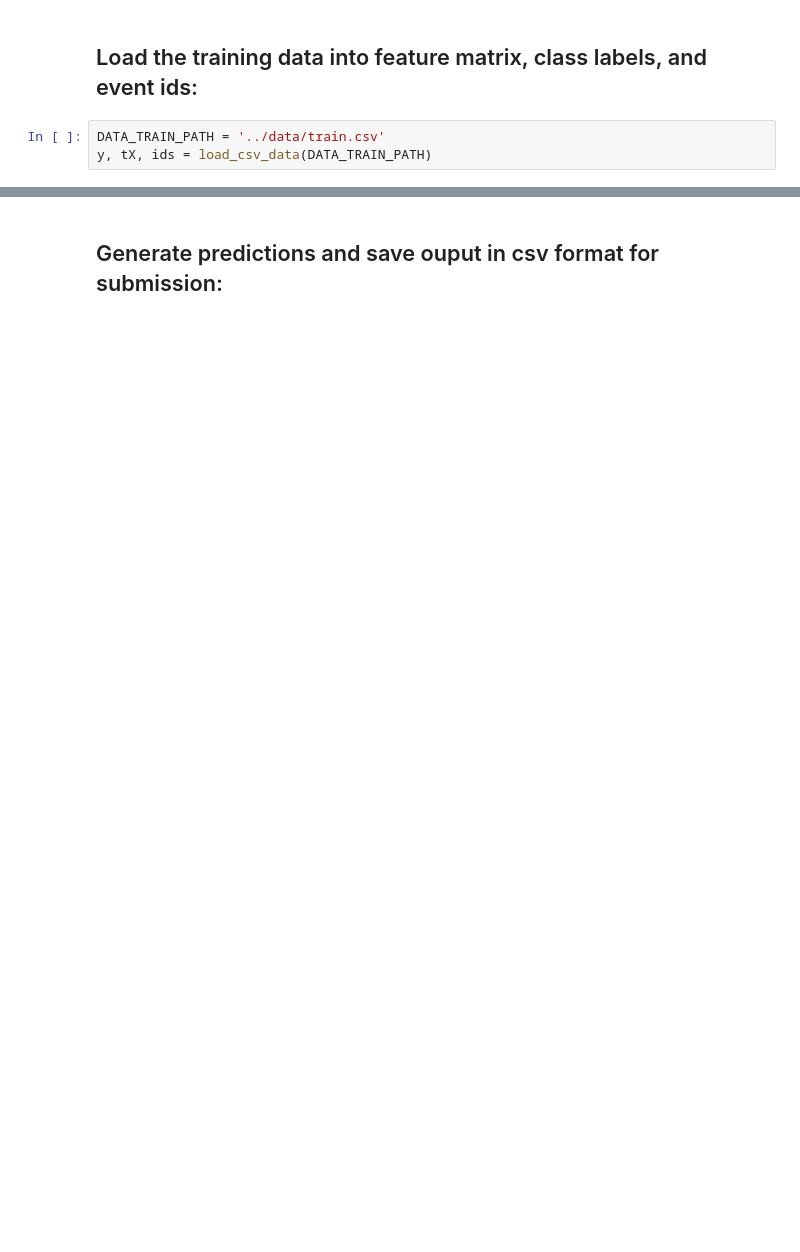
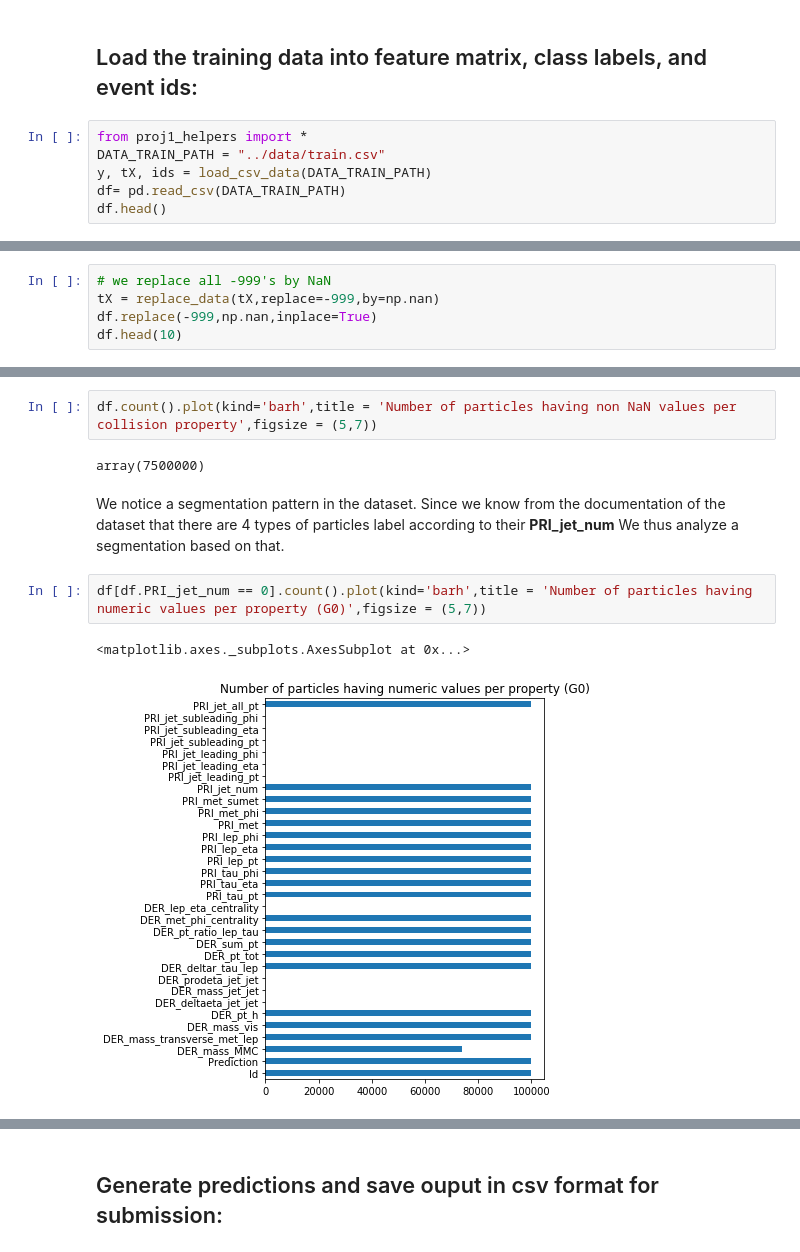
Before and after one commit to zghonda/EPFL-Machine-Learning-Higgs-2019, a Jupyter notebook: scripts/project1.ipynb, the cells around one changed output, grey strips where cells are left out. Cells and saved outputs as stored; diff of their text form; blank space fills up the shorter version.

```diff
--- a/scripts/project1.ipynb
+++ b/scripts/project1.ipynb
@@ -12,5 +11,8 @@ from train import *
 # %% [markdown]
 ## Load the training data into feature matrix, class labels, and event ids:
 # %%
-DATA_TRAIN_PATH = '../data/train.csv'
+from proj1_helpers import *
+DATA_TRAIN_PATH = "../data/train.csv"
 y, tX, ids = load_csv_data(DATA_TRAIN_PATH)
+df= pd.read_csv(DATA_TRAIN_PATH)
+df.head()
@@ -78,0 +32,5 @@ best_degree
+# %%
+# we replace all -999's by NaN
+tX = replace_data(tX,replace=-999,by=np.nan)
+df.replace(-999,np.nan,inplace=True)
+df.head(10)
@@ -78,0 +50,12 @@ best_degree
+# %%
+df.count().plot(kind='barh',title = 'Number of particles having non NaN values per collision property',figsize = (5,7))
+# %% [output]
+array(7500000)
+# %% [markdown]
+We notice a segmentation pattern in the dataset. Since we know from the documentation of the dataset that there are 4 types of particles label according to their **PRI_jet_num**
+We thus analyze a segmentation based on that.
+# %%
+df[df.PRI_jet_num == 0].count().plot(kind='barh',title = 'Number of particles having numeric values per property (G0)',figsize = (5,7))
+# %% [output]
+<matplotlib.axes._subplots.AxesSubplot at 0x...>
+[figure, added]
```
Also changed, not shown: parts of 22 cells of this notebook.
